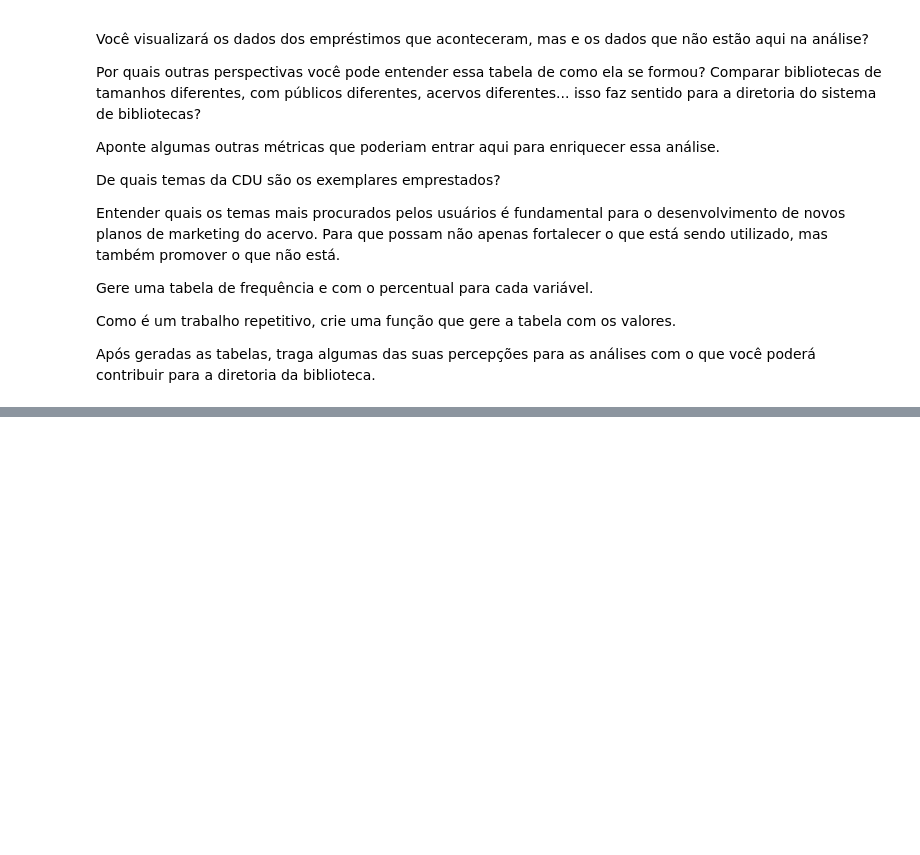
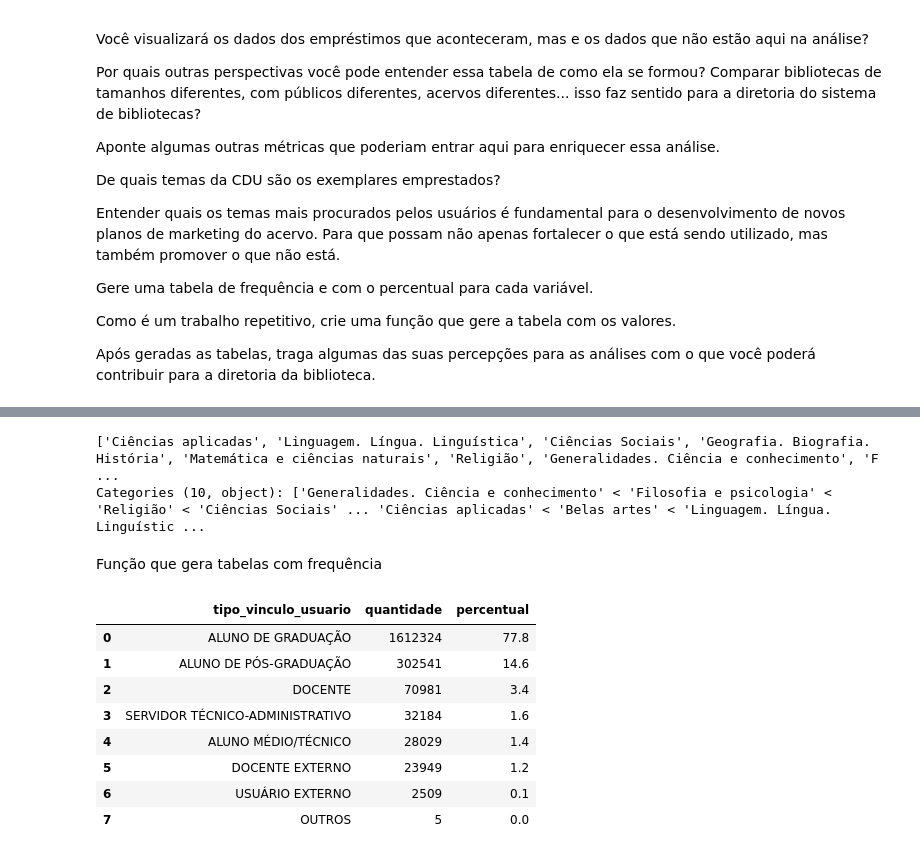
Before and after one commit to WyndamBaxter/Desafio-7-days-of-coding-dashboard, a Jupyter notebook: Analise_exploratoria.ipynb, the cells around one changed output, grey strips where cells are left out. Saved outputs shown, nothing was run; the diff lists cells and outputs as text; code cells hidden in the pictures; blank space fills up the shorter version.

```diff
--- a/Analise_exploratoria.ipynb
+++ b/Analise_exploratoria.ipynb
@@ -532,0 +594,34 @@ Após geradas as tabelas, traga algumas das suas percepções para as análises
+# %%
+df_emprestimos_completo['classe_CDU'].unique()
+# %% [output]
+['Ciências aplicadas', 'Linguagem. Língua. Linguística', 'Ciências Sociais', 'Geografia. Biografia. História', 'Matemática e ciências naturais', 'Religião', 'Generalidades. Ciência e conhecimento', 'F ...
+Categories (10, object): ['Generalidades. Ciência e conhecimento' < 'Filosofia e psicologia' < 'Religião' < 'Ciências Sociais' ... 'Ciências aplicadas' < 'Belas artes' < 'Linguagem. Língua. Linguístic ...
+# %% [markdown]
+Função  que gera tabelas com frequência
+# %%
+def gera_tabela_frequencia(variavel):
+    '''
+    Esta função irá gerar uma tabela de frequência com percentuais de acordo
+    com a variável passada.
+
+    variavel = variável categórica escolhida de dentro do conjunto de dados
+    emprestimos_completo
+    '''
+    dataframe = df_emprestimos_completo[variavel].value_counts()
+    dataframe = dataframe.reset_index()
+    dataframe.columns = [variavel, 'quantidade']
+    dataframe['percentual'] = round((dataframe['quantidade']/dataframe['quantidade'].sum())*100, 1)
+
+    return dataframe
+# %%
+gera_tabela_frequencia('tipo_vinculo_usuario')
+# %% [output]
+|  | tipo_vinculo_usuario | quantidade | percentual |
+| 0 | ALUNO DE GRADUAÇÃO | 1612324 | 77.8 |
+| 1 | ALUNO DE PÓS-GRADUAÇÃO | 302541 | 14.6 |
+| 2 | DOCENTE | 70981 | 3.4 |
+| 3 | SERVIDOR TÉCNICO-ADMINISTRATIVO | 32184 | 1.6 |
+| 4 | ALUNO MÉDIO/TÉCNICO | 28029 | 1.4 |
+| 5 | DOCENTE EXTERNO | 23949 | 1.2 |
+| 6 | USUÁRIO EXTERNO | 2509 | 0.1 |
+| 7 | OUTROS | 5 | 0.0 |
```
Also changed, not shown: parts of 6 cells of this notebook.
